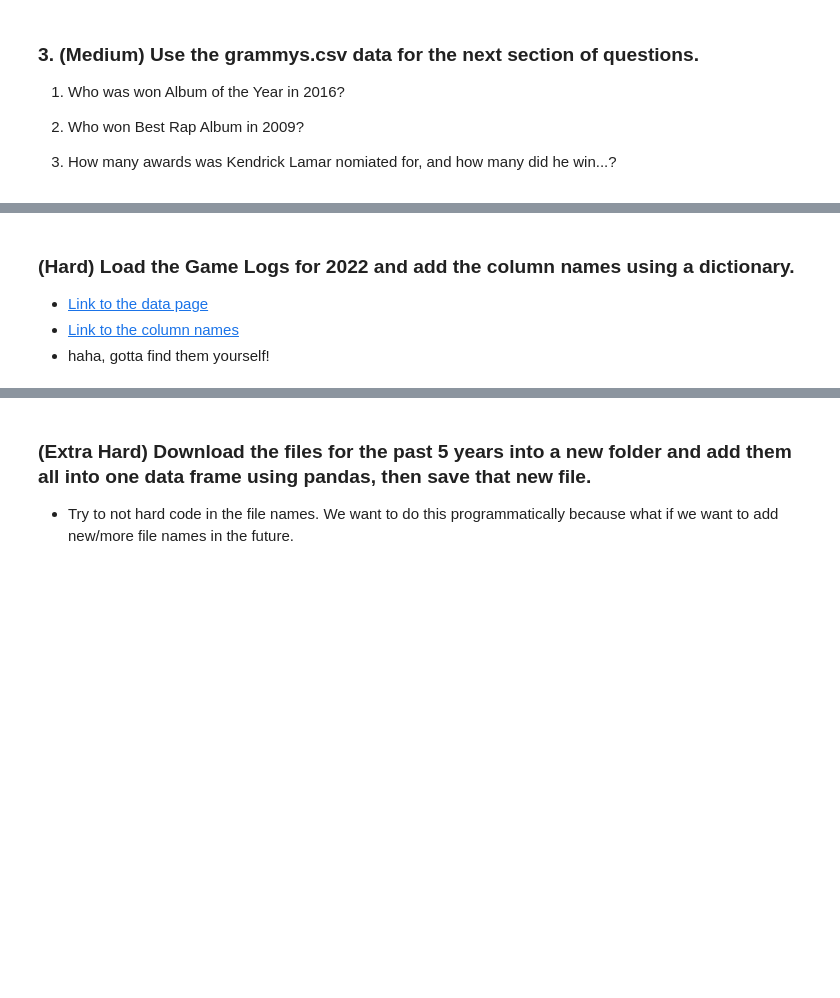
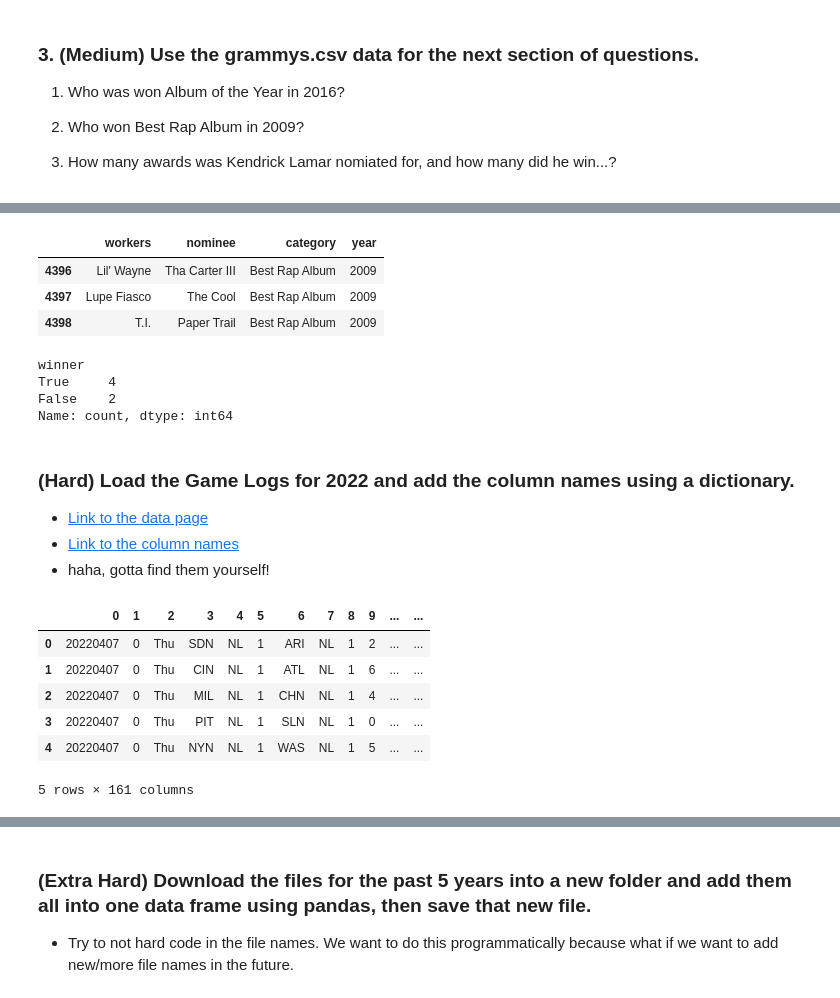
Before and after one commit to luna-miguel/my-fork-2024-DS-Tue, a Jupyter notebook: Week-01-Pandas/Exercise-ML.ipynb, the cells around one changed output, grey strips where cells are left out. Cells and saved outputs as stored; diff of their text form; code cells hidden in the pictures; blank space fills up the shorter version.

```diff
--- a/Week-01-Pandas/Exercise-ML.ipynb
+++ b/Week-01-Pandas/Exercise-ML.ipynb
@@ -325,5 +373,36 @@ Every question below this cell is extra credit and optional.
+# %%
+c1 = df["year"] == 2009
+c2 = df["category"] == "Best Rap Album"
+
+new_df = df[c1 & c2]
+new_df[["workers", "nominee", "category", "year"]]
+# %% [output]
+|  | workers | nominee | category | year |
+| 4396 | Lil' Wayne | Tha Carter III | Best Rap Album | 2009 |
+| 4397 | Lupe Fiasco | The Cool | Best Rap Album | 2009 |
+| 4398 | T.I. | Paper Trail | Best Rap Album | 2009 |
+# %%
+c1 = df["workers"] == "Kendrick Lamar"
+new_df = df[c1]
+new_df["winner"].value_counts()
+# %% [output]
+winner
+True     4
+False    2
+Name: count, dtype: int64
 # %% [markdown]
 ### (Hard) Load the Game Logs for 2022 and add the column names using a dictionary.
 * [Link to the data page](https://www.retrosheet.org/gamelogs/)
 * [Link to the column names](https://procatinator.com/)
 * haha, gotta find them yourself!
+# %%
+df = pd.read_csv('data/gl2022.txt', header=None)
+df.head()
+# %% [output]
+|  | 0 | 1 | 2 | 3 | 4 | 5 | 6 | 7 | 8 | 9 | ... | ... |
+| 0 | 20220407 | 0 | Thu | SDN | NL | 1 | ARI | NL | 1 | 2 | ... | ... |
+| 1 | 20220407 | 0 | Thu | CIN | NL | 1 | ATL | NL | 1 | 6 | ... | ... |
+| 2 | 20220407 | 0 | Thu | MIL | NL | 1 | CHN | NL | 1 | 4 | ... | ... |
+| 3 | 20220407 | 0 | Thu | PIT | NL | 1 | SLN | NL | 1 | 0 | ... | ... |
+| 4 | 20220407 | 0 | Thu | NYN | NL | 1 | WAS | NL | 1 | 5 | ... | ... |
+5 rows × 161 columns
```
Also changed, not shown: parts of 14 cells of this notebook.
